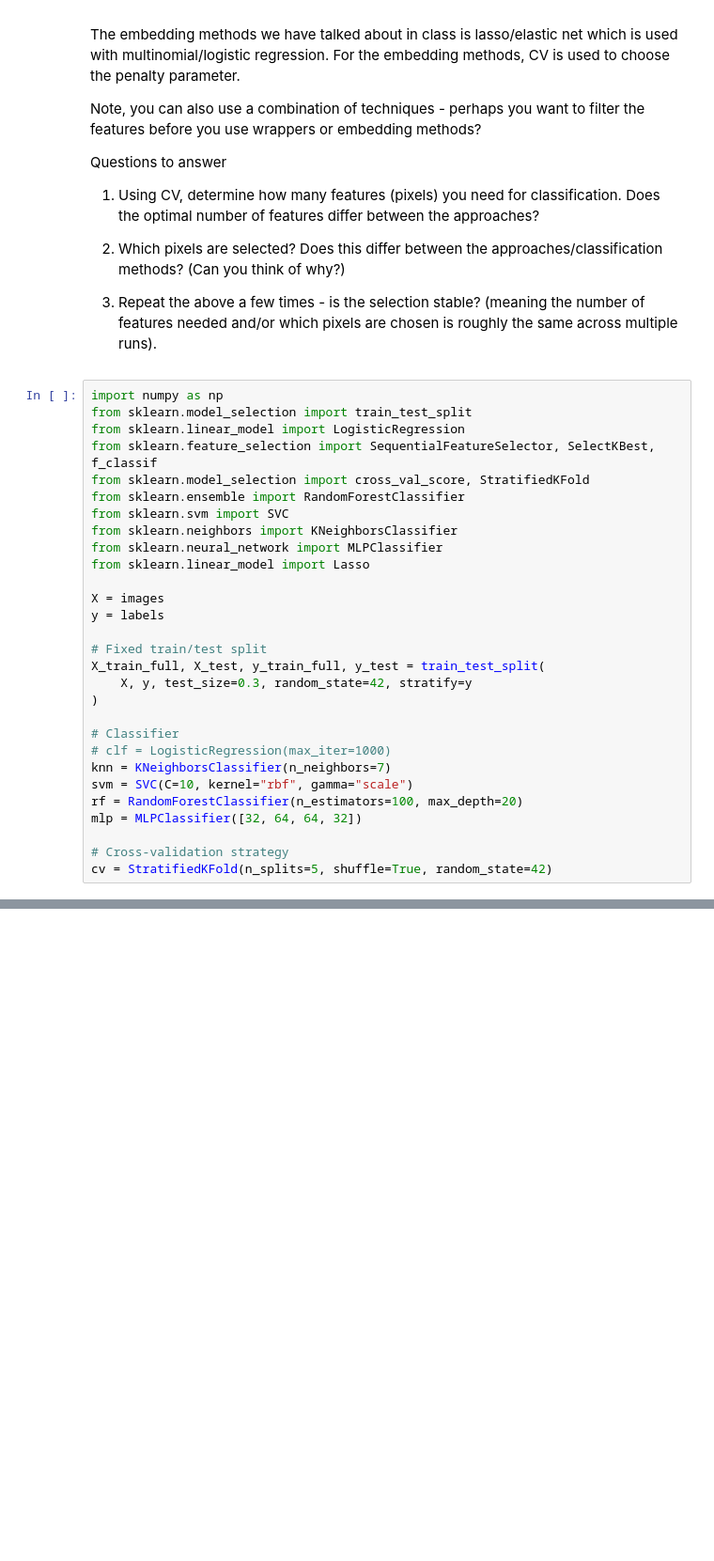
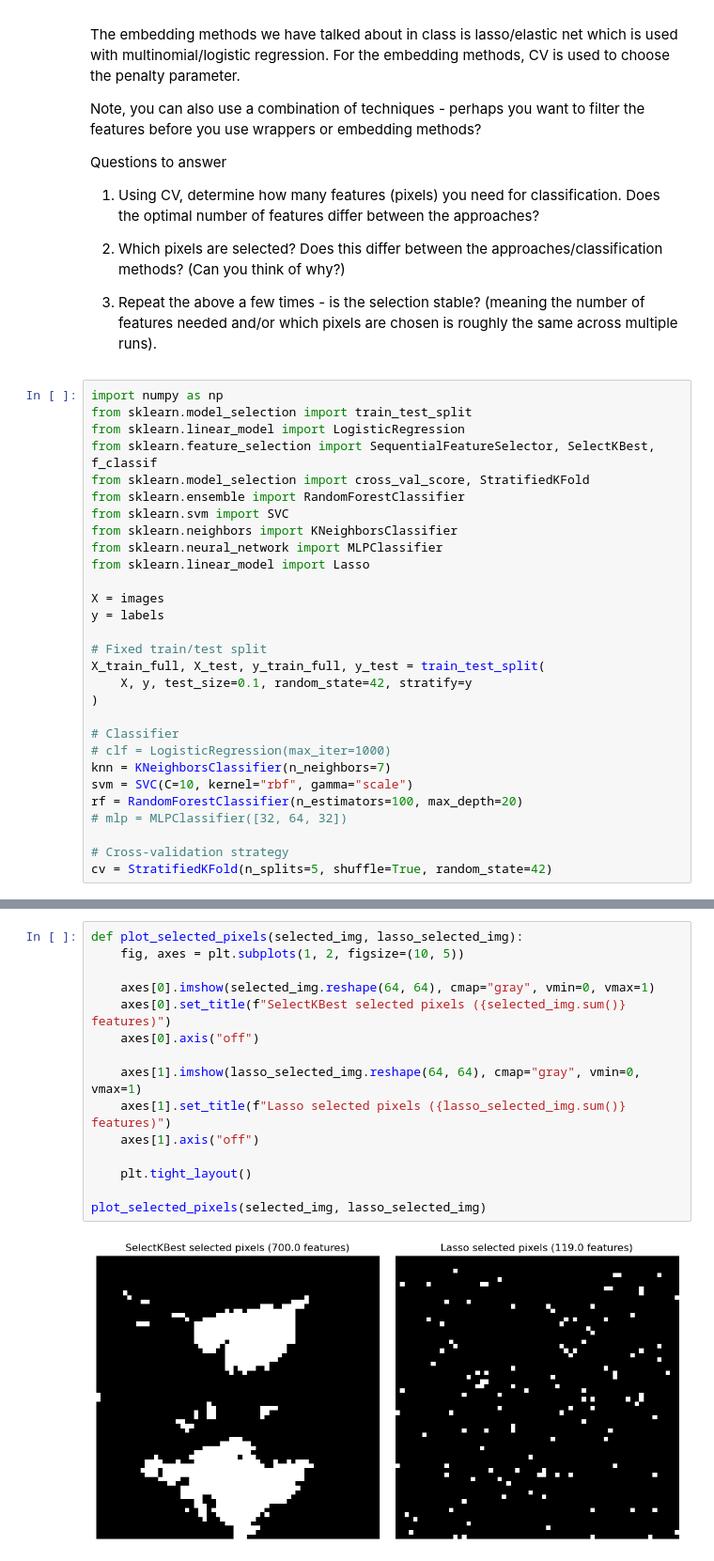
Before and after one commit to Jacob-sandstrom/MVE441-Statistical-learning-for-big-data, a Jupyter notebook: Project 2/project2Py.ipynb, the cells around one changed output, grey strips where cells are left out. Shown at 94% size. Drawn from its saved outputs; the diff is of its cells as text; blank space fills up the shorter version.

```diff
--- a/Project 2/project2Py.ipynb
+++ b/Project 2/project2Py.ipynb
@@ -171,7 +179,7 @@ y = labels
 
 # Fixed train/test split
 X_train_full, X_test, y_train_full, y_test = train_test_split(
-    X, y, test_size=0.3, random_state=42, stratify=y
+    X, y, test_size=0.1, random_state=42, stratify=y
 )
 
 # Classifier
@@ -179,7 +187,7 @@ X_train_full, X_test, y_train_full, y_test = train_test_split(
 knn = KNeighborsClassifier(n_neighbors=7)
 svm = SVC(C=10, kernel="rbf", gamma="scale")
 rf = RandomForestClassifier(n_estimators=100, max_depth=20)
-mlp = MLPClassifier([32, 64, 64, 32])
+# mlp = MLPClassifier([32, 64, 32])
 
 # Cross-validation strategy
 cv = StratifiedKFold(n_splits=5, shuffle=True, random_state=42)
@@ -247,0 +272,17 @@ MLP (Lasso features): 0.7785714285714287
+# %%
+def plot_selected_pixels(selected_img, lasso_selected_img):
+    fig, axes = plt.subplots(1, 2, figsize=(10, 5))
+
+    axes[0].imshow(selected_img.reshape(64, 64), cmap="gray", vmin=0, vmax=1)
+    axes[0].set_title(f"SelectKBest selected pixels ({selected_img.sum()} features)")
+    axes[0].axis("off")
+
+    axes[1].imshow(lasso_selected_img.reshape(64, 64), cmap="gray", vmin=0, vmax=1)
+    axes[1].set_title(f"Lasso selected pixels ({lasso_selected_img.sum()} features)")
+    axes[1].axis("off")
+
+    plt.tight_layout()
+
+plot_selected_pixels(selected_img, lasso_selected_img)
+# %% [output]
+[figure, added]
```
Also changed, not shown: parts of 8 cells of this notebook.
